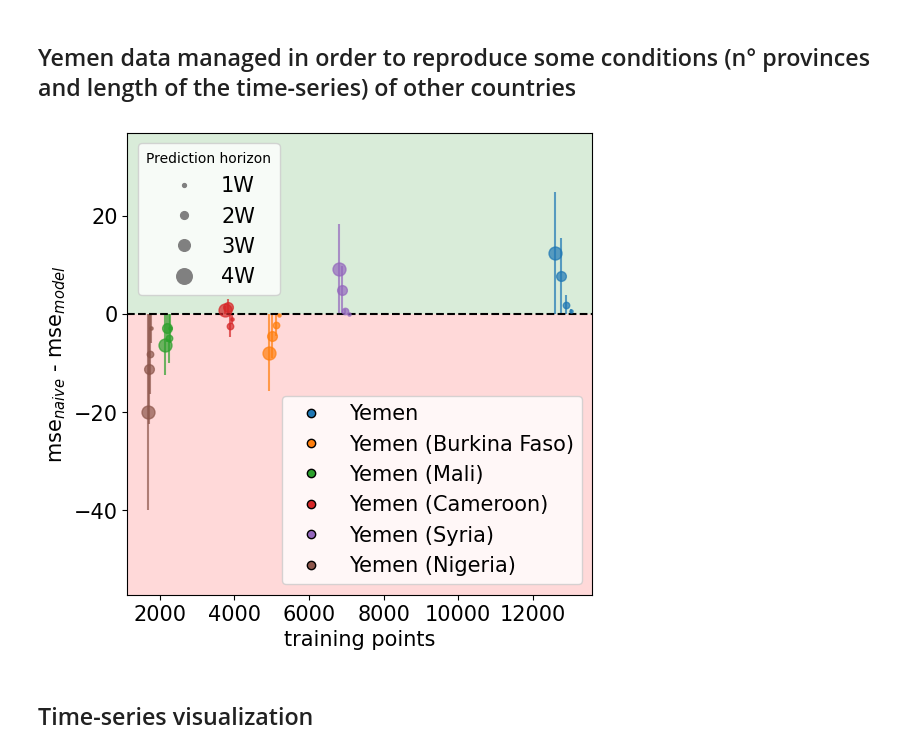
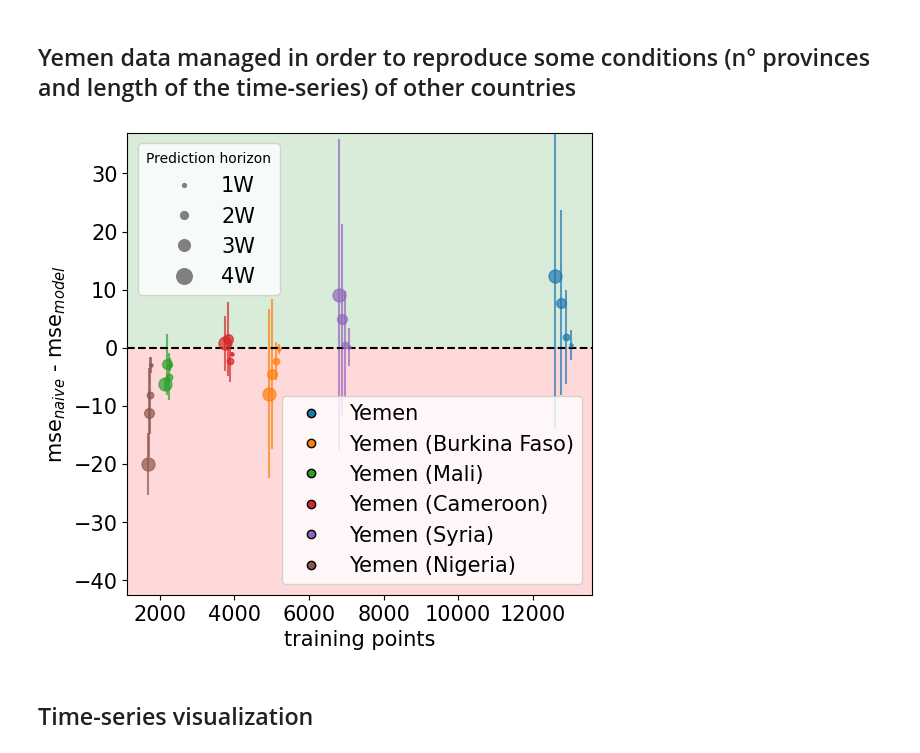
Before and after one commit to pietro-foini/ISI-WFP, a Jupyter notebook: Time-series Forecasting/RESULTS&ANALYSIS/Forecasting (naive vs model & training points) - Reproduce other countries - Review.ipynb, the cells around one changed output. Saved outputs shown, nothing was run; the diff lists cells and outputs as text; code cells hidden in the pictures.

```diff
--- a/Time-series Forecasting/RESULTS&ANALYSIS/Forecasting (naive vs model & training points) - Reproduce other countries - Review.ipynb
+++ b/Time-series Forecasting/RESULTS&ANALYSIS/Forecasting (naive vs model & training points) - Reproduce other countries - Review.ipynb
@@ -88,39 +88,39 @@ for i, (COUNTRY, SEEDS) in enumerate(COUNTRIES.items()):
 
     for j in range(len(results_mean)):
         axs.errorbar(results_mean.iloc[j]["training points"], results_mean.iloc[j]["diff"],
-                     yerr = results_mean.iloc[j]["diff"], marker = "o", linestyle = "none",
+                     yerr = results_std.iloc[j]["diff"], marker = "o", linestyle = "none",
                      color = sns.color_palette("tab10")[i], markersize = results_mean.index[j]/3,
                      alpha = 0.7)
 
 # Add 0 line.
 axs.axhline(y = 0, color = "black", linestyle = "--")
 
 # Legend.
 h = [plt.plot([],[], color = sns.color_palette("tab10")[i], marker = "o", ls = "", markeredgewidth = 1,
               markeredgecolor = "black")[0] for i, sim in enumerate(NAMES)]
 h = plt.legend(handles = h, labels = NAMES, loc = "lower right")
 
 h1 = [plt.plot([],[], color = "gray", marker = "o", ms = i, ls = "")[0] for i in results_mean.index.values/2.5]
 axs.legend(handles = h1, labels = ["1W", "2W", "3W", "4W"], loc = "upper right", bbox_to_anchor = (0.35, 1.),
            title = "Prediction horizon")
 
 plt.gca().add_artist(h)
 
 axs.set_xlabel("training points")
 axs.set_ylabel("mse$_{naive}$ - mse$_{model}$")
 
 a = (axs.get_xlim()[0], axs.get_xlim()[1])
 b = (axs.get_ylim()[0], 50)
 
 axs.fill_between(np.arange(a[0], a[1]), 0, b[1], facecolor = "green", alpha = 0.15)
 axs.fill_between(np.arange(a[0], a[1]), 0, b[0]-30, facecolor = "red", alpha = 0.15)
 
 axs.set_xlim(a)
 axs.set_ylim((b[0]-14, 37))
 
 fig1.savefig("./IMAGES/Review/Figure3a.png" , bbox_inches = "tight", dpi = 300)
 # %% [output]
-[figure, old version]
+[figure, new version]
 # %% [markdown]
 ## Time-series visualization
 # %%
```
Also changed, not shown: 48 other files.
